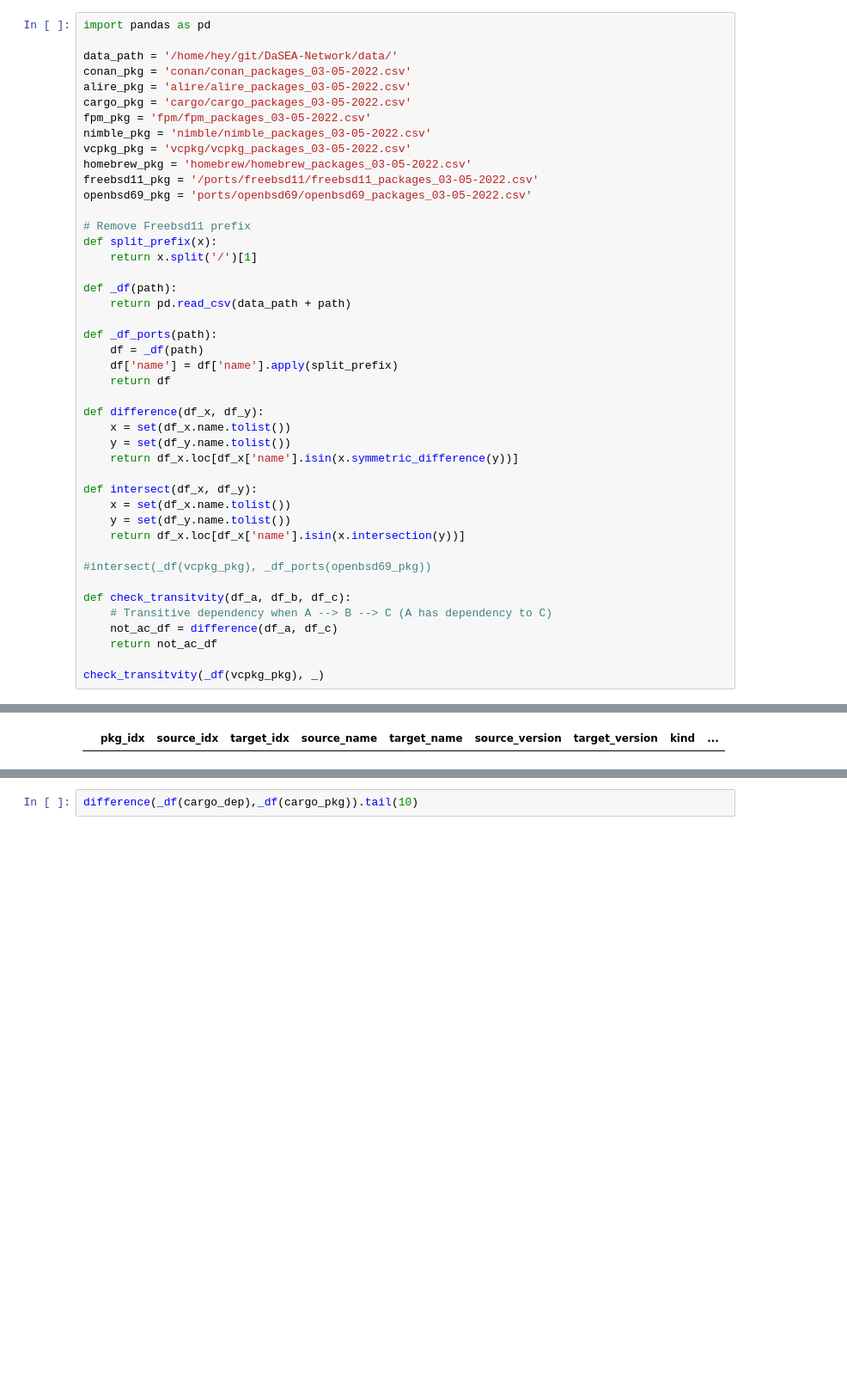
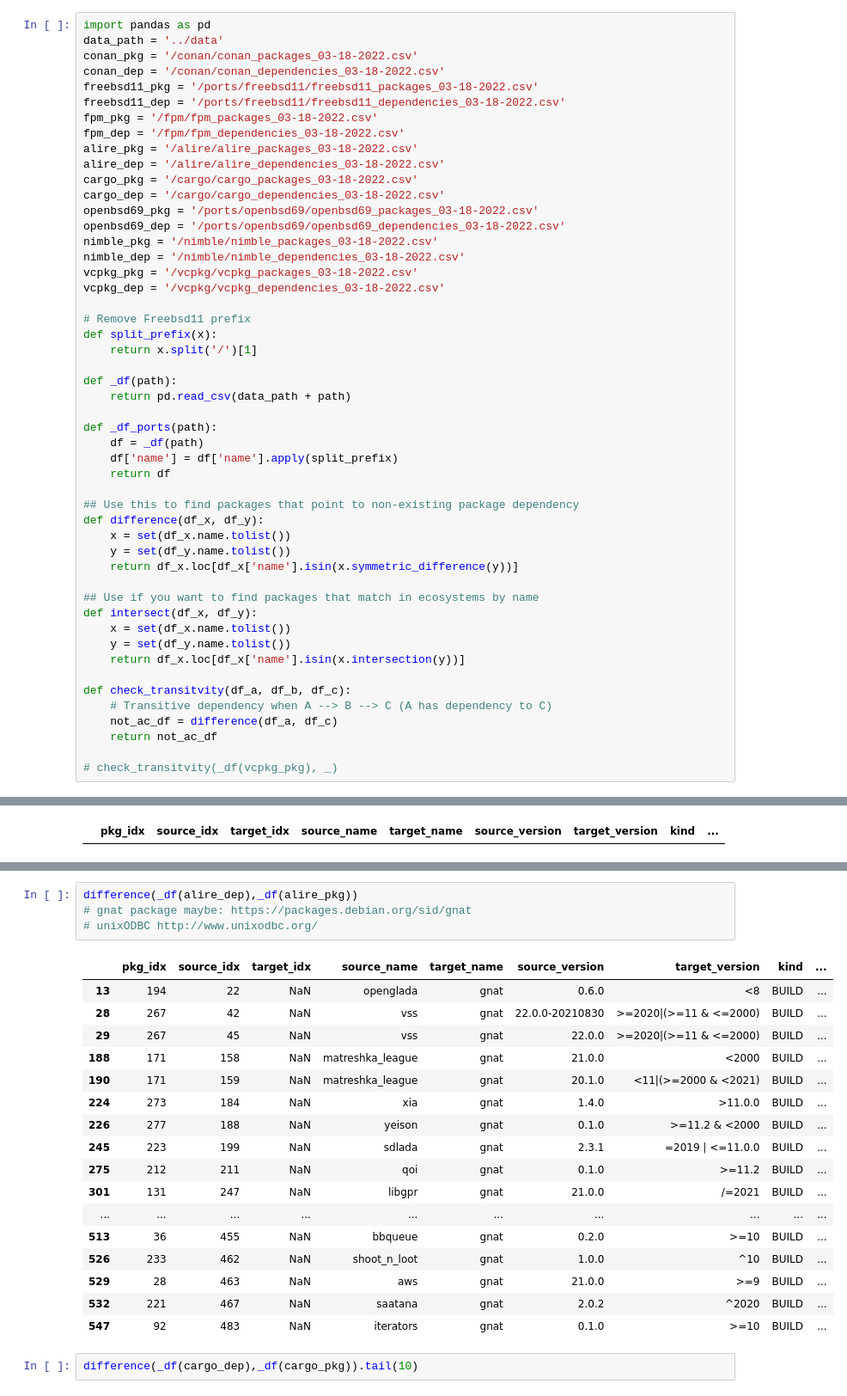
Before and after one commit to DaSEA-project/DaSEA-Network, a Jupyter notebook: notebook/case_links.ipynb, the cells around one changed output, grey strips where cells are left out. Shown at 86% size. Drawn from its saved outputs; the diff is of its cells as text; blank space fills up the shorter version.

Commit message:
WIP on cross-package identification

```diff
--- a/notebook/case_links.ipynb
+++ b/notebook/case_links.ipynb
@@ -1,16 +1,22 @@
 # %%
 import pandas as pd
-
-data_path = '/home/hey/git/DaSEA-Network/data/'
-conan_pkg = 'conan/conan_packages_03-05-2022.csv'
-alire_pkg = 'alire/alire_packages_03-05-2022.csv'
-cargo_pkg = 'cargo/cargo_packages_03-05-2022.csv'
-fpm_pkg = 'fpm/fpm_packages_03-05-2022.csv'
-nimble_pkg = 'nimble/nimble_packages_03-05-2022.csv'
-vcpkg_pkg = 'vcpkg/vcpkg_packages_03-05-2022.csv'
-homebrew_pkg = 'homebrew/homebrew_packages_03-05-2022.csv'
-freebsd11_pkg = '/ports/freebsd11/freebsd11_packages_03-05-2022.csv'
-openbsd69_pkg = 'ports/openbsd69/openbsd69_packages_03-05-2022.csv'
+data_path = '../data'
+conan_pkg = '/conan/conan_packages_03-18-2022.csv'
+conan_dep = '/conan/conan_dependencies_03-18-2022.csv'
+freebsd11_pkg = '/ports/freebsd11/freebsd11_packages_03-18-2022.csv'
+freebsd11_dep = '/ports/freebsd11/freebsd11_dependencies_03-18-2022.csv'
+fpm_pkg = '/fpm/fpm_packages_03-18-2022.csv'
+fpm_dep = '/fpm/fpm_dependencies_03-18-2022.csv'
+alire_pkg = '/alire/alire_packages_03-18-2022.csv'
+alire_dep = '/alire/alire_dependencies_03-18-2022.csv'
+cargo_pkg = '/cargo/cargo_packages_03-18-2022.csv'
+cargo_dep = '/cargo/cargo_dependencies_03-18-2022.csv'
+openbsd69_pkg = '/ports/openbsd69/openbsd69_packages_03-18-2022.csv'
+openbsd69_dep = '/ports/openbsd69/openbsd69_dependencies_03-18-2022.csv'
+nimble_pkg = '/nimble/nimble_packages_03-18-2022.csv'
+nimble_dep = '/nimble/nimble_dependencies_03-18-2022.csv'
+vcpkg_pkg = '/vcpkg/vcpkg_packages_03-18-2022.csv'
+vcpkg_dep = '/vcpkg/vcpkg_dependencies_03-18-2022.csv'
 
 # Remove Freebsd11 prefix
 def split_prefix(x):
@@ -24,21 +30,21 @@ def _df_ports(path):
     df['name'] = df['name'].apply(split_prefix)
     return df
 
+## Use this to find packages that point to non-existing package dependency
 def difference(df_x, df_y):
     x = set(df_x.name.tolist())
     y = set(df_y.name.tolist())
     return df_x.loc[df_x['name'].isin(x.symmetric_difference(y))]
 
+## Use if you want to find packages that match in ecosystems by name
 def intersect(df_x, df_y):
     x = set(df_x.name.tolist())
     y = set(df_y.name.tolist())
     return df_x.loc[df_x['name'].isin(x.intersection(y))]
-
-#intersect(_df(vcpkg_pkg), _df_ports(openbsd69_pkg))
 
 def check_transitvity(df_a, df_b, df_c):
     # Transitive dependency when A --> B --> C (A has dependency to C)
     not_ac_df = difference(df_a, df_c)
     return not_ac_df
 
-check_transitvity(_df(vcpkg_pkg), _)
+# check_transitvity(_df(vcpkg_pkg), _)
@@ -134,3 +134,25 @@ difference(_df(alire_dep),_df(alire_pkg)).tail(10)
+# %%
+difference(_df(alire_dep),_df(alire_pkg))
+# gnat package maybe: https://packages.debian.org/sid/gnat
+# unixODBC http://www.unixodbc.org/
+# %% [output]
+|  | pkg_idx | source_idx | target_idx | source_name | target_name | source_version | target_version | kind | ... |
+| 13 | 194 | 22 | NaN | openglada | gnat | 0.6.0 | <8 | BUILD | ... |
+| 28 | 267 | 42 | NaN | vss | gnat | 22.0.0-20210830 | >=2020|(>=11 & <=2000) | BUILD | ... |
+| 29 | 267 | 45 | NaN | vss | gnat | 22.0.0 | >=2020|(>=11 & <=2000) | BUILD | ... |
+| 188 | 171 | 158 | NaN | matreshka_league | gnat | 21.0.0 | <2000 | BUILD | ... |
+| 190 | 171 | 159 | NaN | matreshka_league | gnat | 20.1.0 | <11|(>=2000 & <2021) | BUILD | ... |
+| 224 | 273 | 184 | NaN | xia | gnat | 1.4.0 | >11.0.0 | BUILD | ... |
+| 226 | 277 | 188 | NaN | yeison | gnat | 0.1.0 | >=11.2 & <2000 | BUILD | ... |
+| 245 | 223 | 199 | NaN | sdlada | gnat | 2.3.1 | =2019 | <=11.0.0 | BUILD | ... |
+| 275 | 212 | 211 | NaN | qoi | gnat | 0.1.0 | >=11.2 | BUILD | ... |
+| 301 | 131 | 247 | NaN | libgpr | gnat | 21.0.0 | /=2021 | BUILD | ... |
+| ... | ... | ... | ... | ... | ... | ... | ... | ... | ... |
+| 513 | 36 | 455 | NaN | bbqueue | gnat | 0.2.0 | >=10 | BUILD | ... |
+| 526 | 233 | 462 | NaN | shoot_n_loot | gnat | 1.0.0 | ^10 | BUILD | ... |
+| 529 | 28 | 463 | NaN | aws | gnat | 21.0.0 | >=9 | BUILD | ... |
+| 532 | 221 | 467 | NaN | saatana | gnat | 2.0.2 | ^2020 | BUILD | ... |
+| 547 | 92 | 483 | NaN | iterators | gnat | 0.1.0 | >=10 | BUILD | ... |
 # %%
 difference(_df(cargo_dep),_df(cargo_pkg)).tail(10)
 # %% [output]
```
Also changed, not shown: parts of 8 cells of this notebook.
